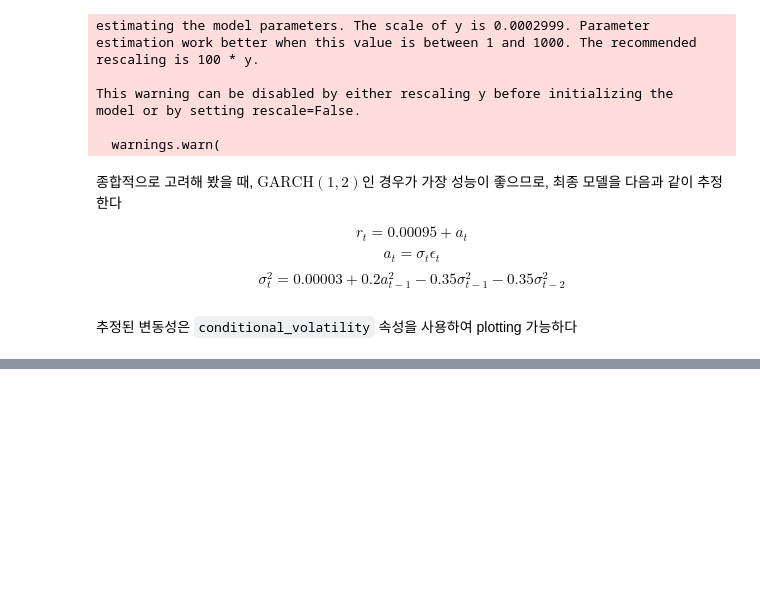
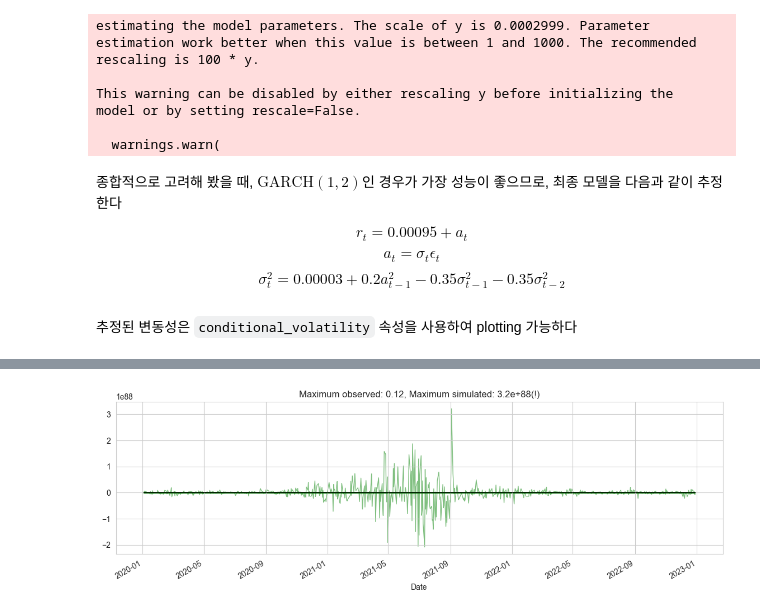
Before and after one commit to Tommylee1013/QUANTIFI, a Jupyter notebook: Week 08/GARCH and Markov-Switching Models.ipynb, the cells around one changed output, grey strips where cells are left out. Cells and saved outputs as stored; diff of their text form; code cells hidden in the pictures; blank space fills up the shorter version.

```diff
--- a/Week 08/GARCH and Markov-Switching Models.ipynb
+++ b/Week 08/GARCH and Markov-Switching Models.ipynb
@@ -422,0 +448,22 @@ Text(0.5, 1.0, 'Conditional Volatility')
+# %%
+import os
+import arviz as az
+import pymc as pm
+import numpy as np
+
+rng = np.random.default_rng(42)
+# %%
+def StochasticVolatilityModel(data):
+    with pm.Model(coords = {"time": data.index.values}) as model:
+        step_size = pm.Exponential("step_size", 10)
+        volatility = pm.GaussianRandomWalk("volatility", sigma = step_size, dims = "time")
+        nu = pm.Exponential("nu", 0.1)
+        returns = pm.StudentT("returns", nu = nu, lam = np.exp(-2 * volatility), observed = data, dims = "time")
+    return model
+
+svmodel = StochasticVolatilityModel(ret)
+# %%
+with svmodel:
+    idata = pm.sample_prior_predictive(500, random_seed = rng)
+
+prior_predictive = az.extract(idata, group = "prior_predictive")
@@ -422,0 +489,11 @@ Text(0.5, 1.0, 'Conditional Volatility')
+# %%
+fig, ax = plt.subplots(figsize = (14, 4))
+ret.plot(ax = ax, lw = 1, color = "black")
+res = pd.DataFrame(prior_predictive["returns"][:, 0::10].values)
+res.index = ret.index
+ax.plot(res, "g", alpha = 0.5, lw = 1, zorder = -10)
+
+max_observed, max_simulated = np.max(np.abs(ret)), np.max(np.abs(res))
+ax.set_title(f"Maximum observed: {max_observed:.2g}, Maximum simulated: {max_simulated:.2g}(!)");
+# %% [output]
+[figure, added]
```
Also changed, not shown: parts of 16 cells of this notebook, 1 other file.
